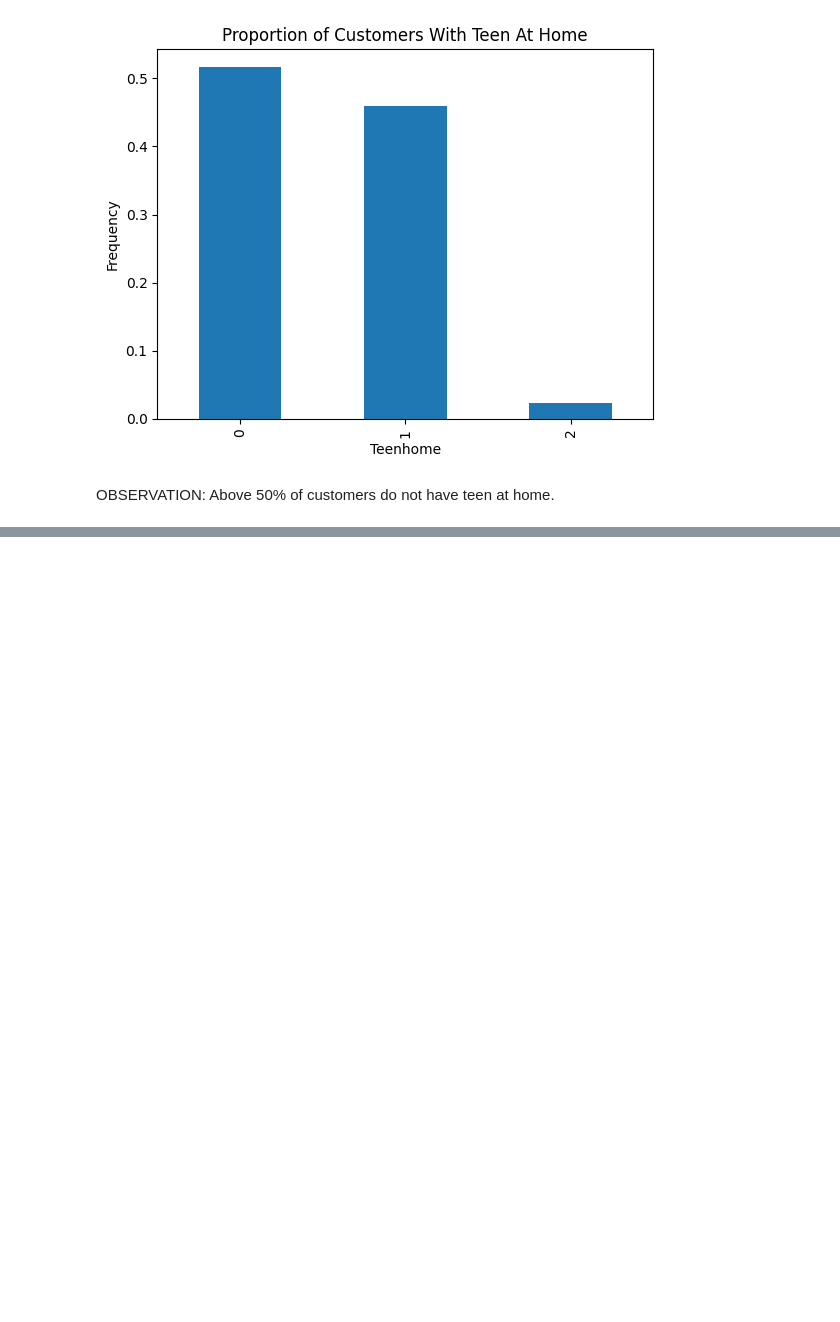
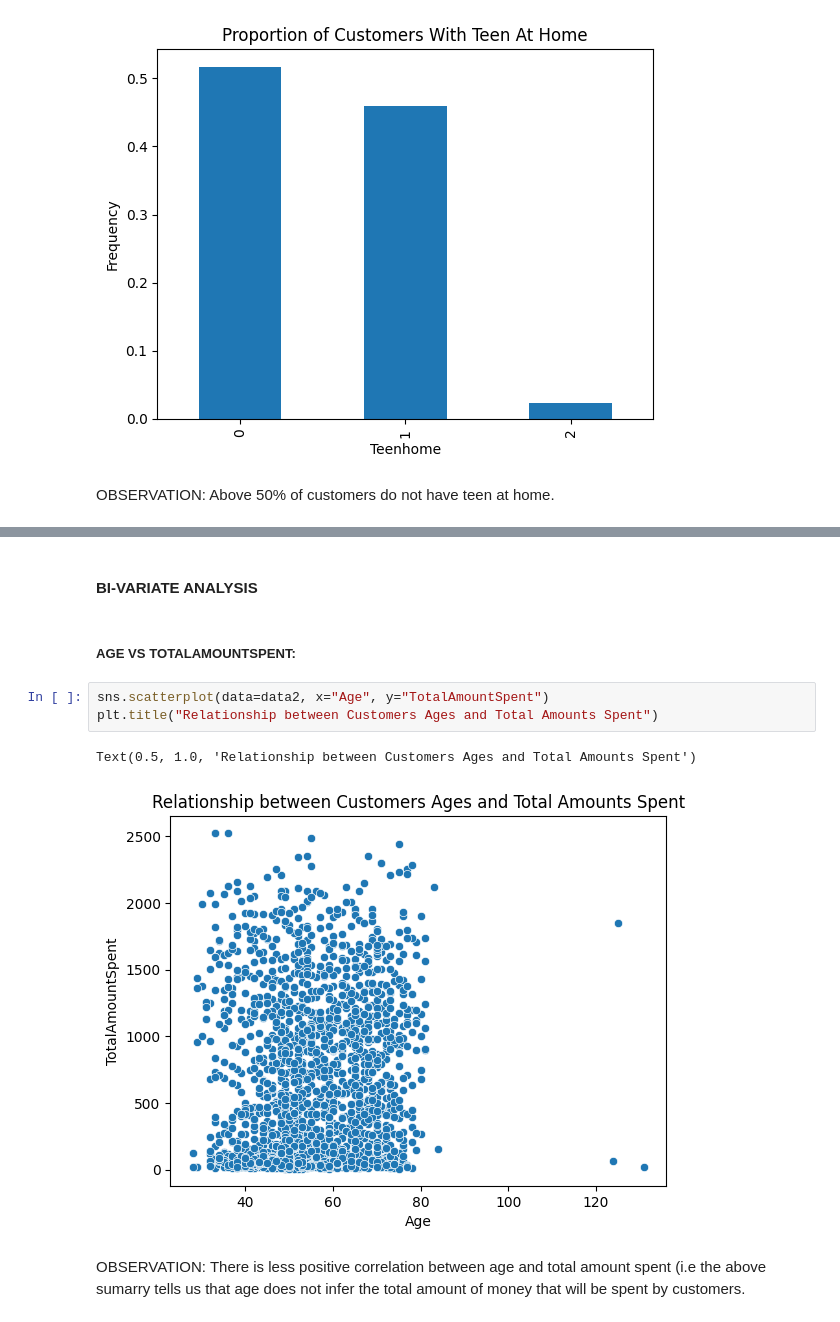
Before and after one commit to IfyAngelo/1of600-DATA-SCIENCE-PROJECTS_customers_segmentation, a Jupyter notebook: notebooks/customer_segmentations.ipynb, the cells around one changed output, grey strips where cells are left out. Drawn from its saved outputs; the diff is of its cells as text; blank space fills up the shorter version.

```diff
--- a/notebooks/customer_segmentations.ipynb
+++ b/notebooks/customer_segmentations.ipynb
@@ -249,0 +330,12 @@ OBSERVATION: Above 50% of customers do not have teen at home.
+# %% [markdown]
+#### BI-VARIATE ANALYSIS
+# %% [markdown]
+##### AGE VS TOTALAMOUNTSPENT:
+# %%
+sns.scatterplot(data=data2, x="Age", y="TotalAmountSpent")
+plt.title("Relationship between Customers Ages and Total Amounts Spent")
+# %% [output]
+Text(0.5, 1.0, 'Relationship between Customers Ages and Total Amounts Spent')
+[figure, added]
+# %% [markdown]
+OBSERVATION: There is less positive correlation between age and total amount spent (i.e the above sumarry tells us that age does not infer the total amount of money that will be spent by customers.
```
Also changed, not shown: parts of 44 cells of this notebook.
